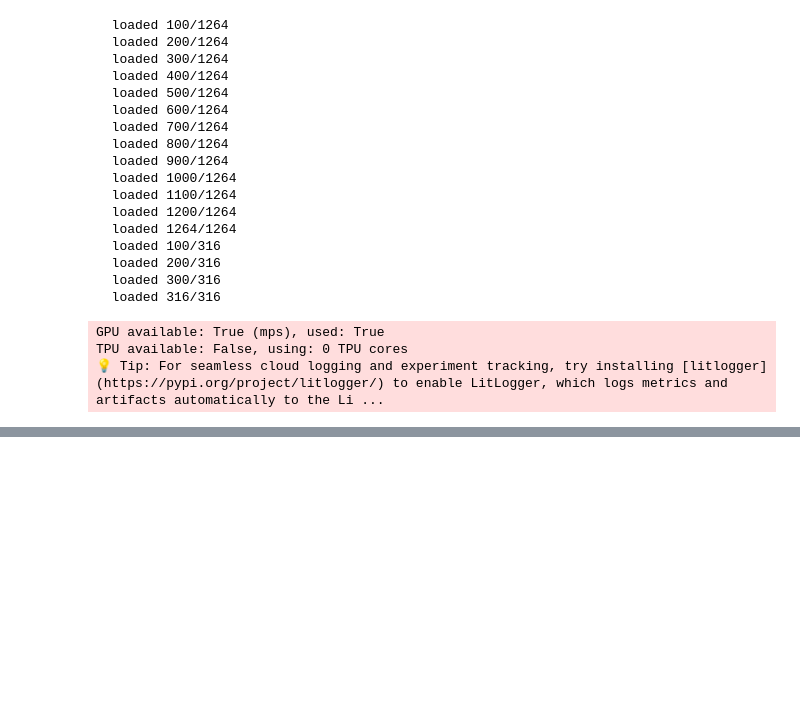
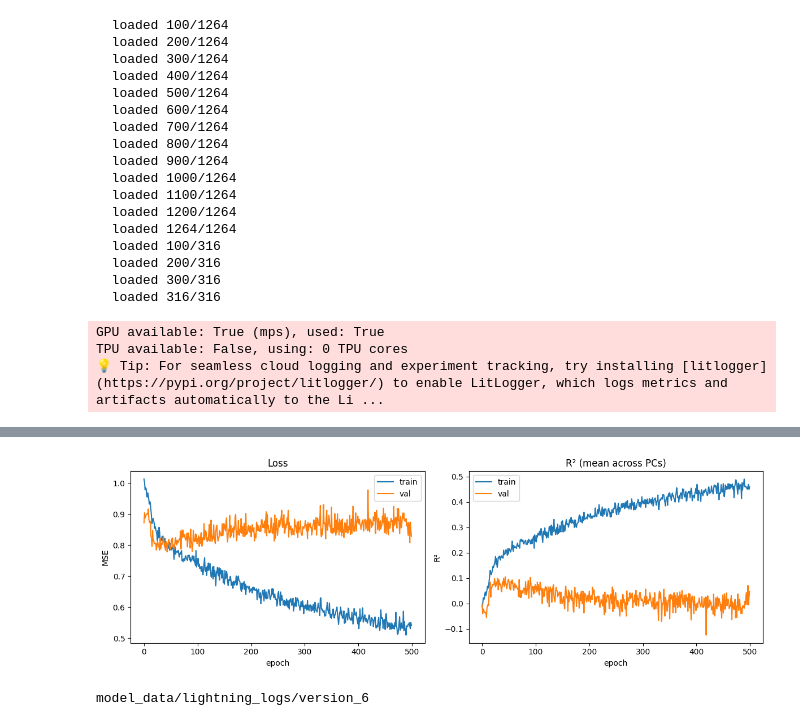
Before and after one commit to william2952/EEG_FDG_dementia, a Jupyter notebook: model_lightning.ipynb, the cells around one changed output, grey strips where cells are left out. Drawn from its saved outputs; the diff is of its cells as text; code cells hidden in the pictures; blank space fills up the shorter version.

```diff
--- a/model_lightning.ipynb
+++ b/model_lightning.ipynb
@@ -240,0 +247,22 @@ trainer.fit(model, train_loader, test_loader)
+# %%
+from tensorboard.backend.event_processing.event_accumulator import EventAccumulator
+
+log_dir = sorted(Path("model_data/lightning_logs").glob("version_*"))[-1]
+ea = EventAccumulator(str(log_dir), size_guidance={"scalars": 0}); ea.Reload()
+
+def series(tag):
+    vals = [e.value for e in ea.Scalars(tag)] if tag in ea.Tags()["scalars"] else []
+    return list(range(len(vals))), vals
+
+fig, axes = plt.subplots(1, 2, figsize=(12, 4))
+for tag, lab in [("train_loss_epoch", "train"), ("val_loss_epoch", "val")]:
+    axes[0].plot(*series(tag), label=lab)
+axes[0].set(xlabel="epoch", ylabel="MSE", title="Loss"); axes[0].legend()
+for tag, lab in [("train_r2_mean", "train"), ("val_r2_mean", "val")]:
+    axes[1].plot(*series(tag), label=lab)
+axes[1].set(xlabel="epoch", ylabel="R²", title="R² (mean across PCs)"); axes[1].legend()
+plt.tight_layout(); plt.show()
+print(log_dir)
+# %% [output]
+[figure, added]
+model_data/lightning_logs/version_6
```
Also changed, not shown: parts of 7 cells of this notebook.
